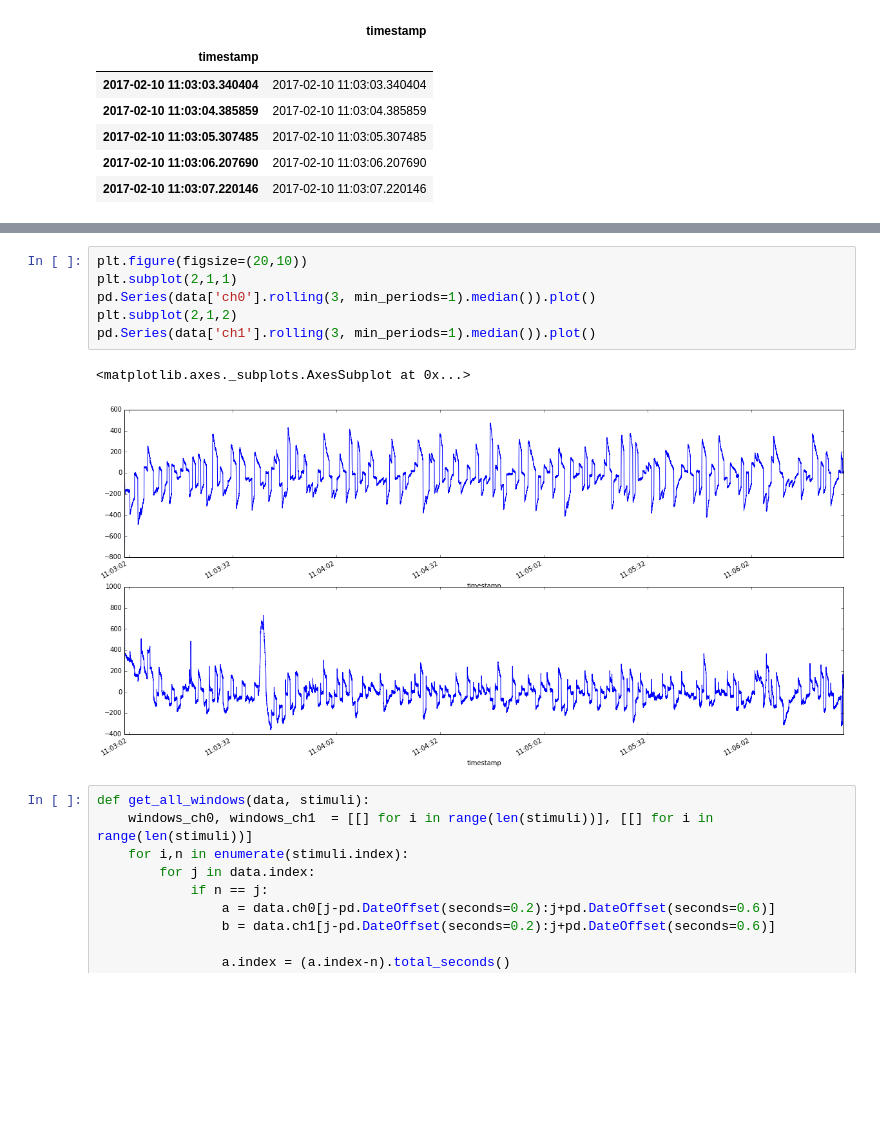
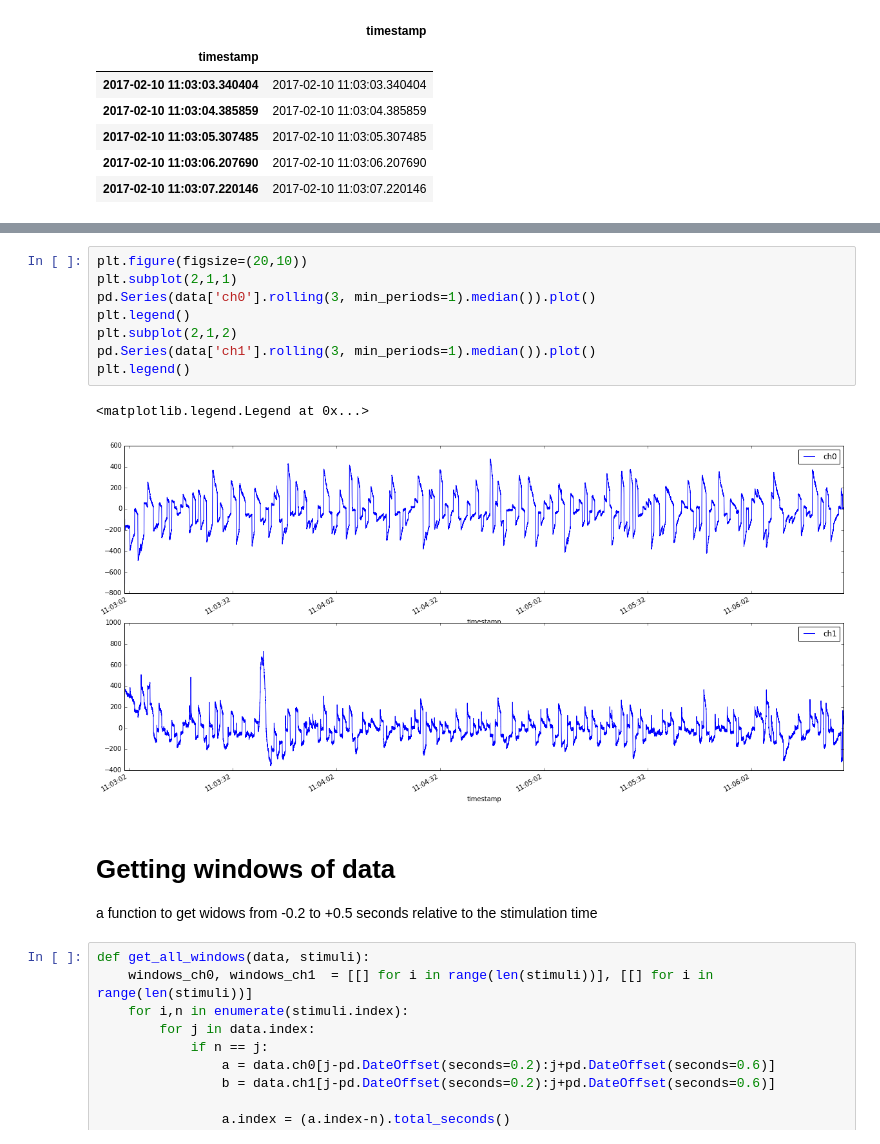
Before and after one commit to k-sokolov/scientific_programming, a Jupyter notebook: EOG_analysis/EOG.ipynb, the cells around one changed output, grey strips where cells are left out. Cells and saved outputs as stored; diff of their text form; blank space fills up the shorter version.

```diff
--- a/EOG_analysis/EOG.ipynb
+++ b/EOG_analysis/EOG.ipynb
@@ -42,12 +53,17 @@ plt.plot(data['ch1'])
 # %%
 plt.figure(figsize=(20,10))
 plt.subplot(2,1,1)
 pd.Series(data['ch0'].rolling(3, min_periods=1).median()).plot()
+plt.legend()
 plt.subplot(2,1,2)
 pd.Series(data['ch1'].rolling(3, min_periods=1).median()).plot()
+plt.legend()
 # %% [output]
-<matplotlib.axes._subplots.AxesSubplot at 0x...>
+<matplotlib.legend.Legend at 0x...>
-[figure, old version]
+[figure, new version]
+# %% [markdown]
+# Getting windows of data
+a function to get widows from -0.2 to +0.5 seconds relative to the stimulation time
 # %%
 def get_all_windows(data, stimuli):
     windows_ch0, windows_ch1  = [[] for i in range(len(stimuli))], [[] for i in range(len(stimuli))]
```
Also changed, not shown: parts of 6 cells of this notebook.
